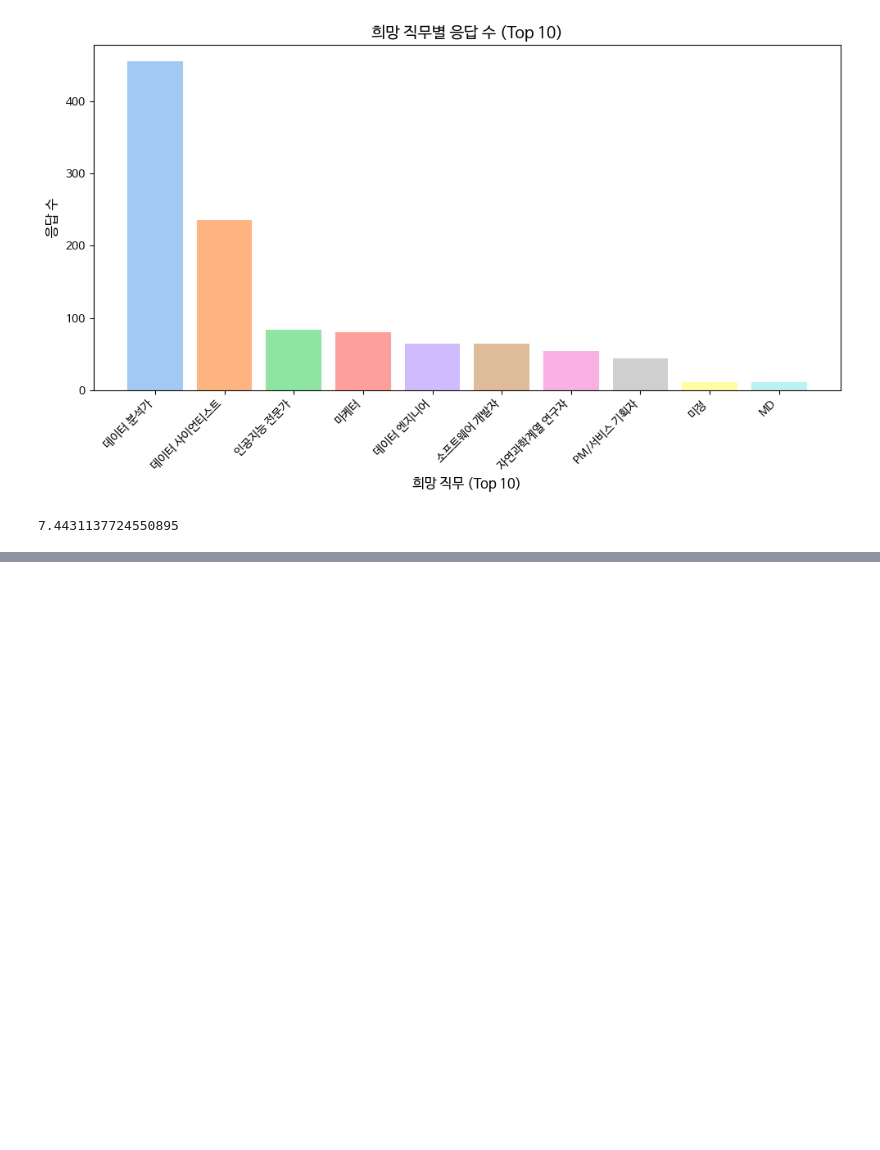
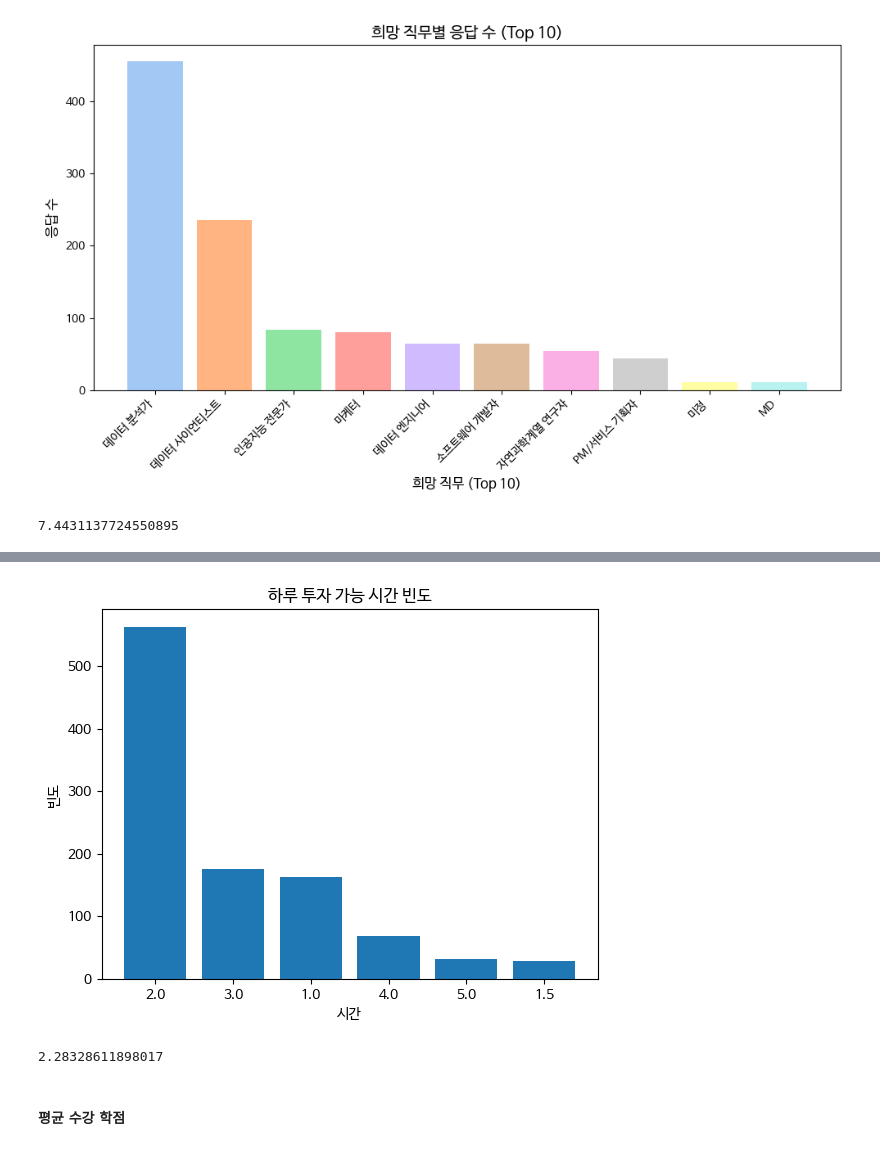
Before and after one commit to LYZAcell/data_study, a Jupyter notebook: BDA(통계)/이가영_41_최종과제_제출.ipynb, the cells around one changed output, grey strips where cells are left out. Cells and saved outputs as stored; diff of their text form; code cells hidden in the pictures; blank space fills up the shorter version.

```diff
--- a/BDA(통계)/이가영_41_최종과제_제출.ipynb
+++ b/BDA(통계)/이가영_41_최종과제_제출.ipynb
@@ -316,0 +363,23 @@ repar_df['BDA를 친구/지인 등 주변에 얼마나 추천하고 싶으신가
+# %%
+# 시간대별 빈도 계산
+time_counts = point_df['하루투자시간'].value_counts().nlargest(6)
+
+# 막대 그래프 생성
+# ~시간을 time_counts를 활용하여 시각화
+plt.bar(time_counts.index.astype(str), time_counts.values)
+plt.xlabel('시간')
+plt.ylabel('빈도')
+plt.title('하루 투자 가능 시간 빈도')
+plt.show()
+# %% [output]
+[figure, added]
+# %%
+# Nan을 제외하고 평균공부시간 시각화
+point_df['하루투자시간'] = pd.to_numeric(point_df['하루투자시간'], errors='coerce')
+
+# 평균적인 하루 투자시간
+point_df['하루투자시간'].mean()
+# %% [output]
+2.28328611898017
+# %% [markdown]
+#### 평균 수강 학점
```
Also changed, not shown: parts of 24 cells of this notebook.
